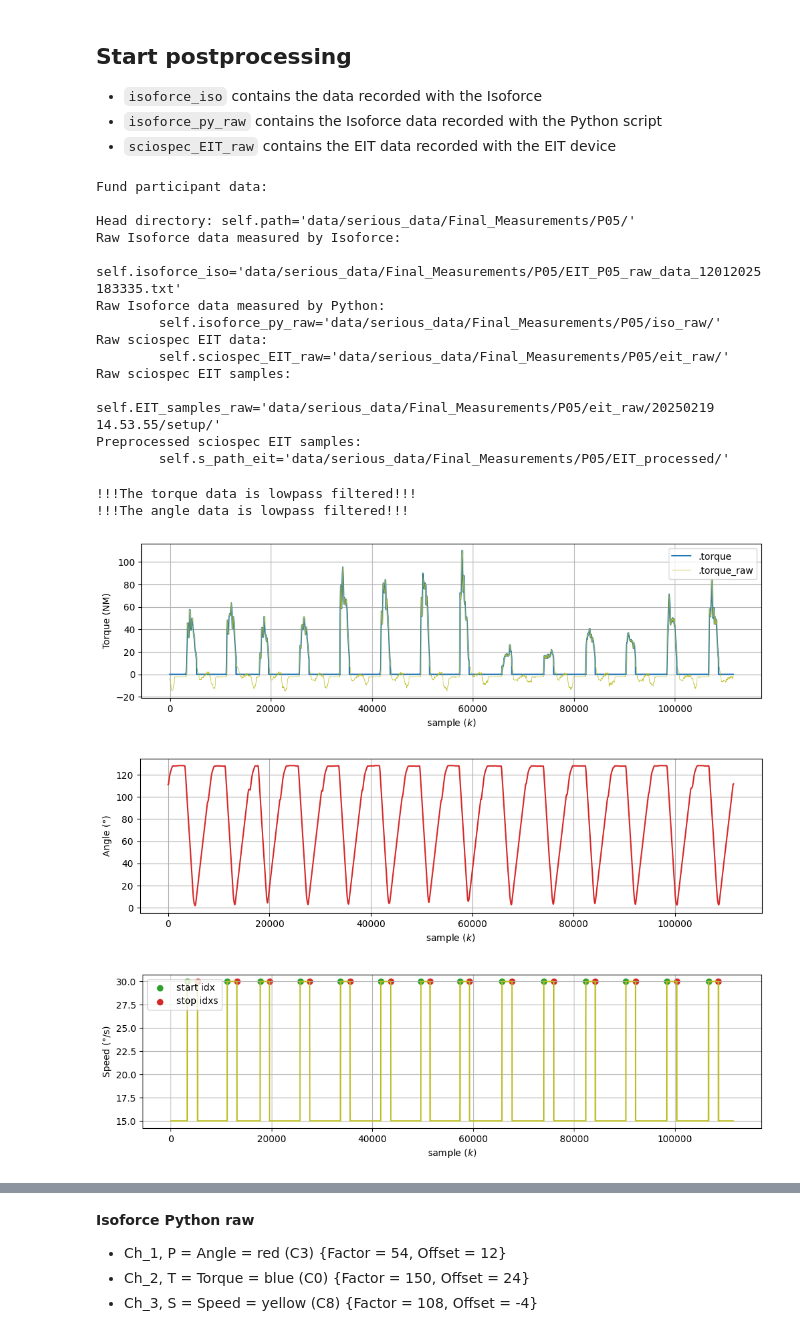
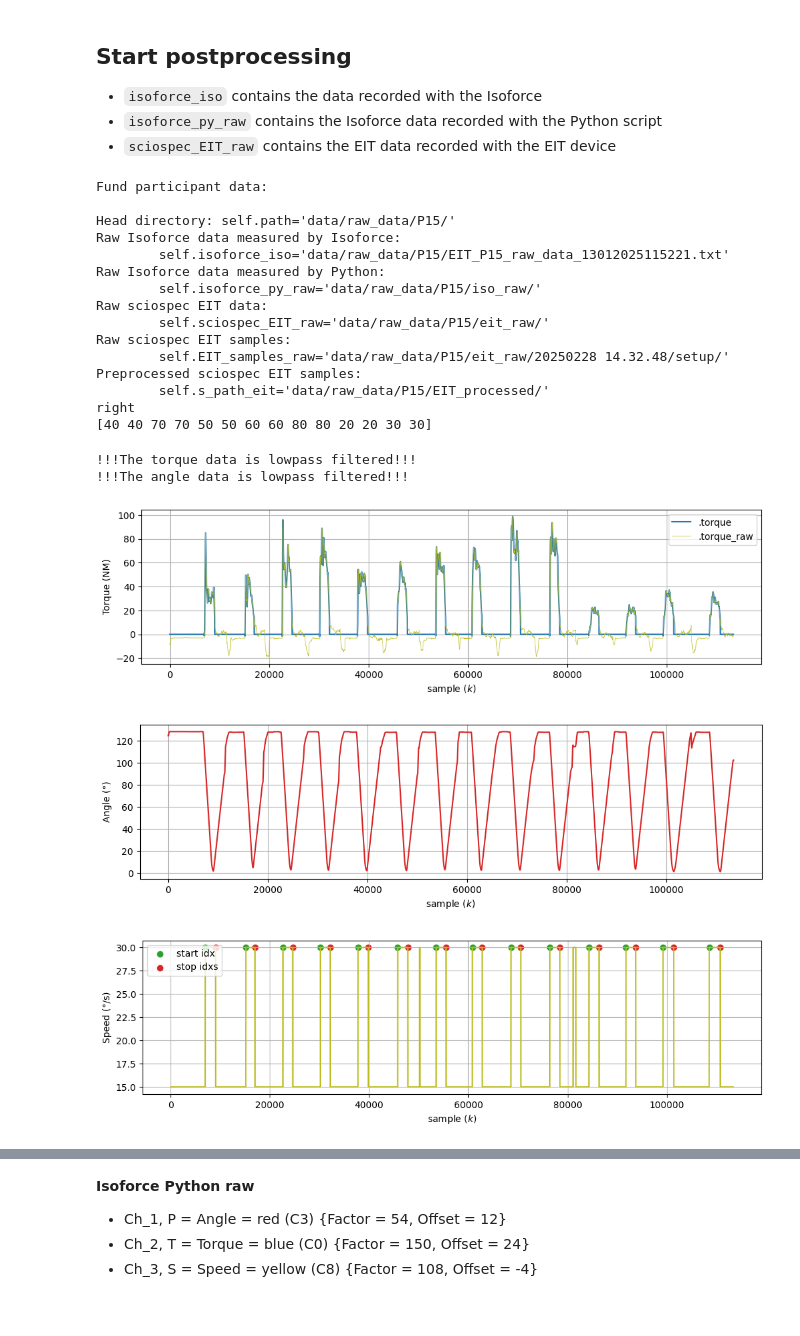
Before and after one commit to EITLabworks/Data-Driven-Force-Estimation-of-the-Thigh-Muscles-using-Electrical-Impedance-Measurements, a Jupyter notebook: postprocessing.ipynb, the cells around one changed output, grey strips where cells are left out. Saved outputs shown, nothing was run; the diff lists cells and outputs as text; code cells hidden in the pictures.

Commit message:
pp data

```diff
--- a/postprocessing.ipynb
+++ b/postprocessing.ipynb
@@ -15,7 +15,7 @@ During the postprocessing, the global parameter name is used as follows with the
 
 **Set data path**
 # %%
-path = "data/raw_data/P05/"
+path = "data/raw_data/P15/"
 # %% [markdown]
 ## Start postprocessing
 
@@ -38,33 +40,39 @@ from tools import (
 )
 # %%
 part_path = ProcessingDir(path)
+
+protocol = Protocol(part_path.path, prints=False)
+print(protocol.Participant.leg)
+print(protocol.IsokinetikMeasurement.force_levels)
 # %% [output]
 Fund participant data:
 
-Head directory: self.path='data/serious_data/Final_Measurements/P05/'
+Head directory: self.path='data/raw_data/P15/'
 Raw Isoforce data measured by Isoforce:
-        self.isoforce_iso='data/serious_data/Final_Measurements/P05/EIT_P05_raw_data_12012025183335.txt'
+        self.isoforce_iso='data/raw_data/P15/EIT_P15_raw_data_13012025115221.txt'
 Raw Isoforce data measured by Python:
-        self.isoforce_py_raw='data/serious_data/Final_Measurements/P05/iso_raw/'
+        self.isoforce_py_raw='data/raw_data/P15/iso_raw/'
 Raw sciospec EIT data:
-        self.sciospec_EIT_raw='data/serious_data/Final_Measurements/P05/eit_raw/'
+        self.sciospec_EIT_raw='data/raw_data/P15/eit_raw/'
 Raw sciospec EIT samples:
-        self.EIT_samples_raw='data/serious_data/Final_Measurements/P05/eit_raw/20250219 14.53.55/setup/'
+        self.EIT_samples_raw='data/raw_data/P15/eit_raw/20250228 14.32.48/setup/'
 Preprocessed sciospec EIT samples:
-        self.s_path_eit='data/serious_data/Final_Measurements/P05/EIT_processed/'
+        self.s_path_eit='data/raw_data/P15/EIT_processed/'
+right
+[40 40 70 70 50 50 60 60 80 80 20 20 30 30]
 # %%
 DF = renderDF(part_path.isoforce_iso)
 # %%
-isoforce_iso = IsoforceIso(DF, LP_filter=True)
+isoforce_iso = IsoforceIso(DF,protocol, LP_filter=True)
 isoforce_iso.plot_torque()
 isoforce_iso.plot_angle()
 isoforce_iso.plot_speed()
 # %% [output]
 !!!The torque data is lowpass filtered!!!
 !!!The angle data is lowpass filtered!!!
-[figure, old version]
+[figure, new version]
-[figure, old version]
+[figure, new version]
-[figure, old version]
+[figure, new version]
 # %%
 isoforce_iso.plot_data()
 # %% [output]
```
Also changed, not shown: parts of 19 cells of this notebook, 5 other files.
